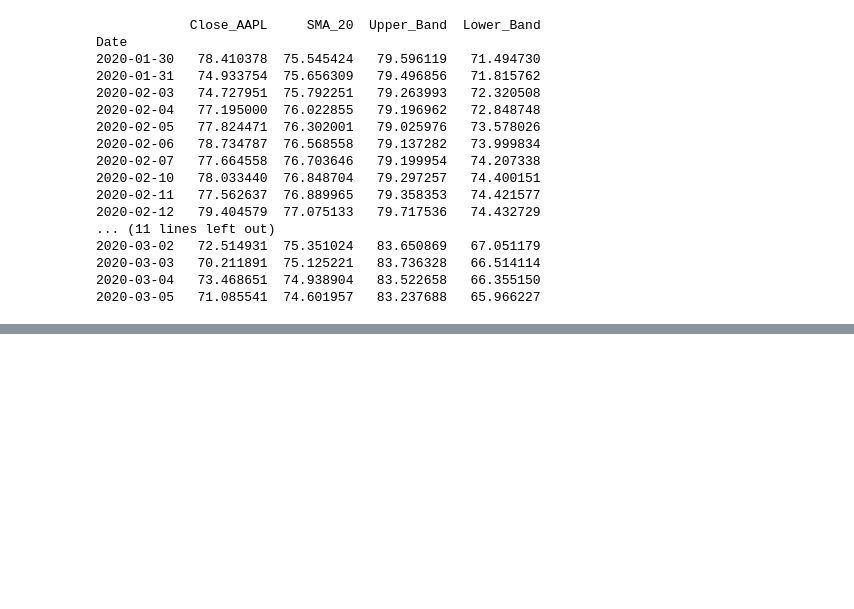
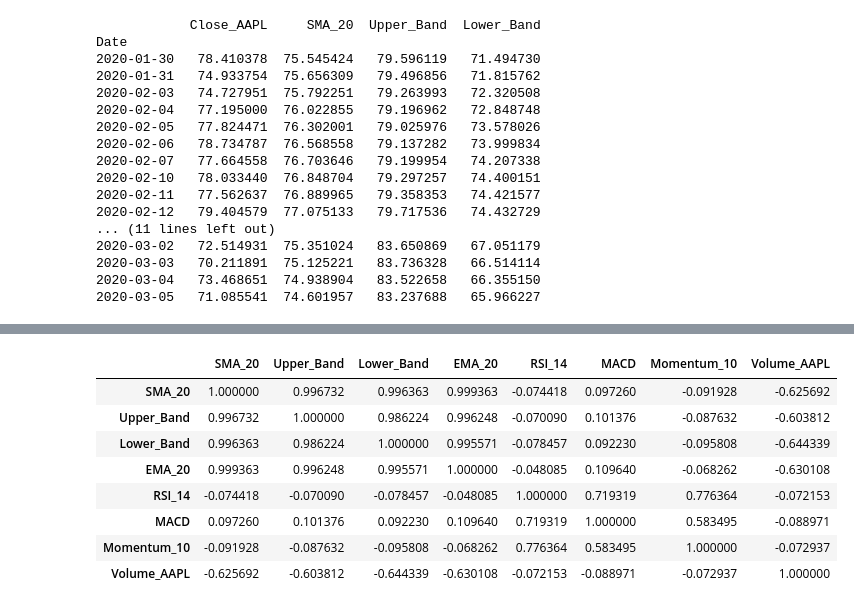
Before and after one commit to kankekarsaurabh/project, a Jupyter notebook: stock.ipynb, the cells around one changed output, grey strips where cells are left out. Cells and saved outputs as stored; diff of their text form; code cells hidden in the pictures; blank space fills up the shorter version.

```diff
--- a/stock.ipynb
+++ b/stock.ipynb
@@ -258,0 +319,12 @@ Y_pred=model.predict(X_test)
+# %%
+X.corr()
+# %% [output]
+|  | SMA_20 | Upper_Band | Lower_Band | EMA_20 | RSI_14 | MACD | Momentum_10 | Volume_AAPL |
+| SMA_20 | 1.000000 | 0.996732 | 0.996363 | 0.999363 | -0.074418 | 0.097260 | -0.091928 | -0.625692 |
+| Upper_Band | 0.996732 | 1.000000 | 0.986224 | 0.996248 | -0.070090 | 0.101376 | -0.087632 | -0.603812 |
+| Lower_Band | 0.996363 | 0.986224 | 1.000000 | 0.995571 | -0.078457 | 0.092230 | -0.095808 | -0.644339 |
+| EMA_20 | 0.999363 | 0.996248 | 0.995571 | 1.000000 | -0.048085 | 0.109640 | -0.068262 | -0.630108 |
+| RSI_14 | -0.074418 | -0.070090 | -0.078457 | -0.048085 | 1.000000 | 0.719319 | 0.776364 | -0.072153 |
+| MACD | 0.097260 | 0.101376 | 0.092230 | 0.109640 | 0.719319 | 1.000000 | 0.583495 | -0.088971 |
+| Momentum_10 | -0.091928 | -0.087632 | -0.095808 | -0.068262 | 0.776364 | 0.583495 | 1.000000 | -0.072937 |
+| Volume_AAPL | -0.625692 | -0.603812 | -0.644339 | -0.630108 | -0.072153 | -0.088971 | -0.072937 | 1.000000 |
```
Also changed, not shown: parts of 8 cells of this notebook.
